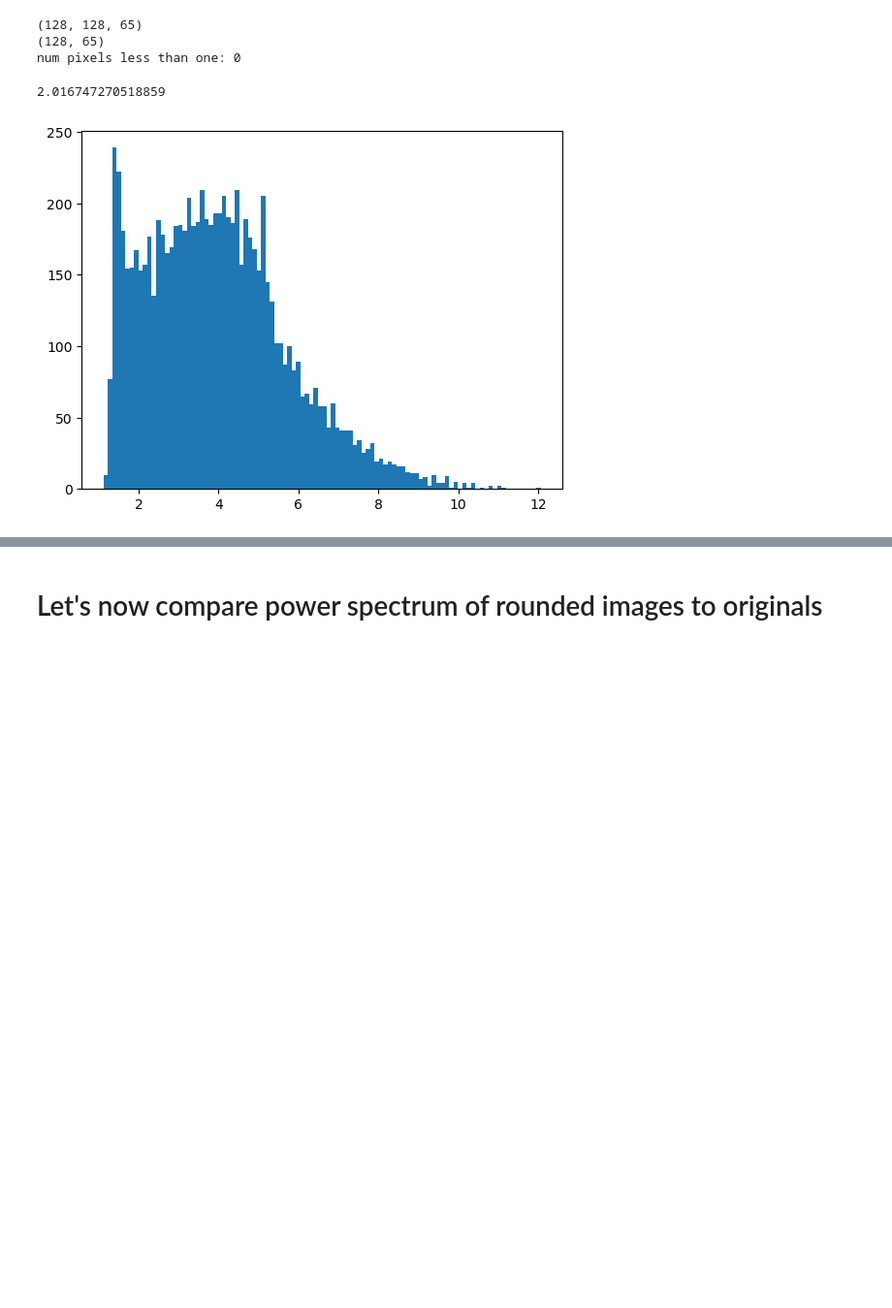
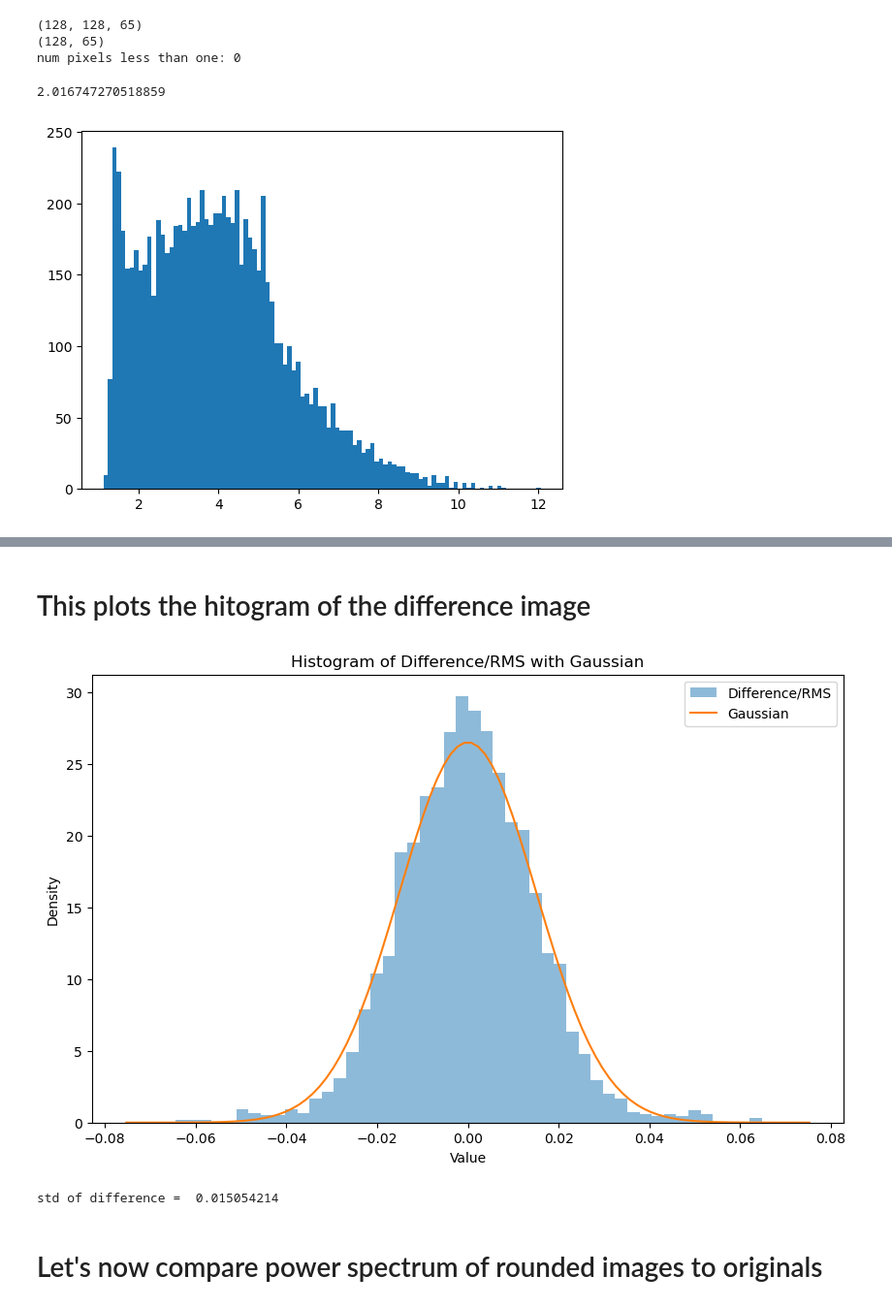
Before and after one commit to astromcquinn/weaklensing_ML, a Jupyter notebook: manual_compression.ipynb, the cells around one changed output, grey strips where cells are left out. Shown at 97% size. Cells and saved outputs as stored; diff of their text form; code cells hidden in the pictures; blank space fills up the shorter version.

```diff
--- a/manual_compression.ipynb
+++ b/manual_compression.ipynb
@@ -334,14 +341,14 @@ class Decompressor(tf.keras.Model):
 # %%
 accuracy = 100  # part in one hundred accuracy
-true_quantization = 1
+true_quantization = 0
 if true_quantization:
     print("initializing entropy model...")
     #entropy_model = tfc.ContinuousBatchedEntropyModel(prior_shape=tfc.NoisyLogistic(loc=0., scale=(accuracy)), coding_rank=1, compression=True)
     #entropy_model = tfc.ContinuousBatchedEntropyModel(prior=tfc.NoisyNormal(loc=0., scale=(accuracy)), coding_rank=1, compression=True)
     entropy_model = tfc.ContinuousBatchedEntropyModel(tfc.NoisyLogistic(loc=0., scale=(accuracy*np.ones(sub_image_size*(sub_image_size+2)//2))), coding_rank=1, compression=True)
     print("entropy model initialized")
-compressor = Compressor(entropy_model)
-decompressor = Decompressor(entropy_model)
+    compressor = Compressor(entropy_model)
+    decompressor = Decompressor(entropy_model)
 
 kx, ky = np.meshgrid(np.fft.rfftfreq(sub_image_size), np.fft.fftfreq(sub_image_size))
 k = np.sqrt(kx**2 + ky**2)*sub_image_size  # Calculate radial distance in Fourier space
@@ -713,3 +724,47 @@ better rate estimate =  3.0088437962384518 bits/pixel
+# %% [markdown]
+# This plots the hitogram of the difference image
+# %%
+import numpy as np
+from scipy.stats import norm
+
+# Flatten the difference image into a 1D array
+difference_images = (original_image[:num_images_round] - rounded_image[:num_images_round])/np.std(original_image[:num_images_round])
+difference_flat = difference_images.numpy().flatten()
+
+# Calculate the RMS of the difference
+rms = np.sqrt(np.mean(difference_flat**2))
+
+# Generate the x values for the Gaussian
+x = np.linspace(-5*rms, 5*rms, 100)
+
+# Generate the y values for the Gaussian
+y = norm.pdf(x, 0, rms)
+#y = norm.pdf(x, 0, np.sqrt(Distortion))
+
+# Create a figure
+plt.figure(figsize=(10, 6))
+
+# Plot the histogram of the difference
+plt.hist(difference_flat, bins=50, alpha=0.5, label='Difference/RMS', density=True)
+
+# Plot the Gaussian
+plt.plot(x, y, label='Gaussian')
+
+# Set the title and labels
+plt.title('Histogram of Difference/RMS with Gaussian')
+plt.xlabel('Value')
+plt.ylabel('Density')
+
+# Add a legend
+plt.legend()
+
+# Display the plot
+plt.show()
+
+print("std of difference = ", np.std(difference_flat))
+# %% [output]
+[figure, added]
+std of difference =  0.015054214
 # %% [markdown]
 # Let's now compare power spectrum of rounded images to originals
 # %%
```
Also changed, not shown: parts of 16 cells of this notebook, 1 other file.
